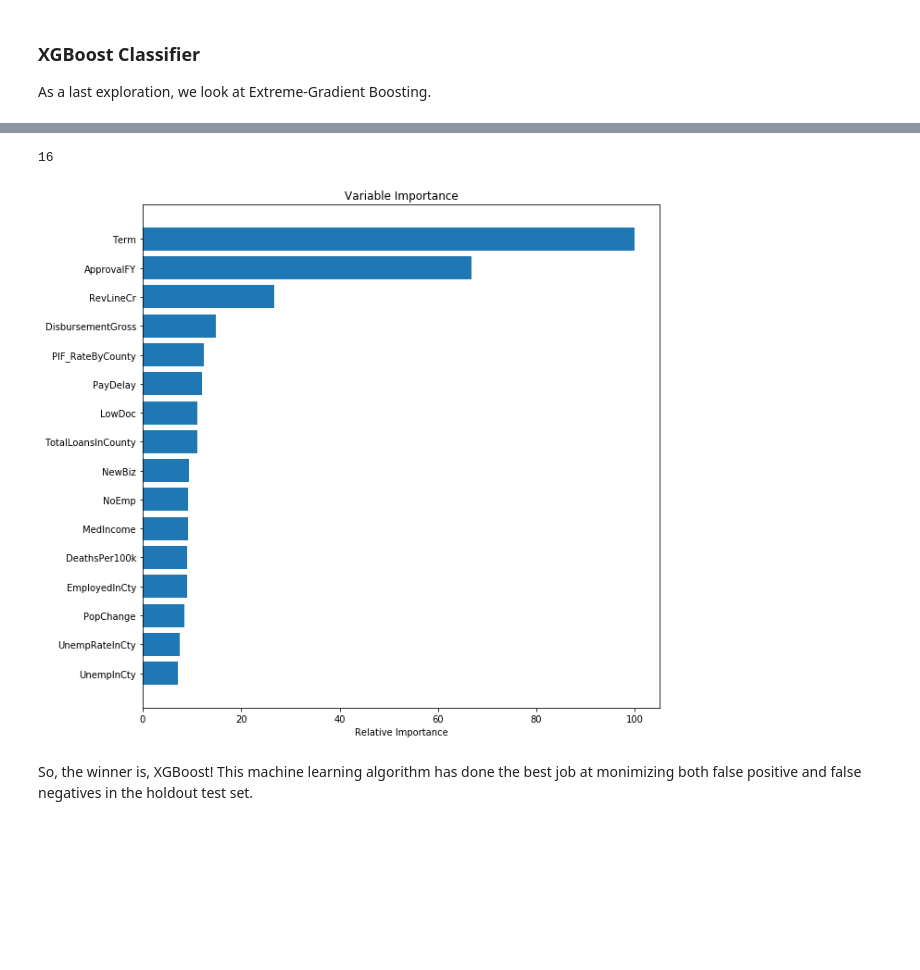
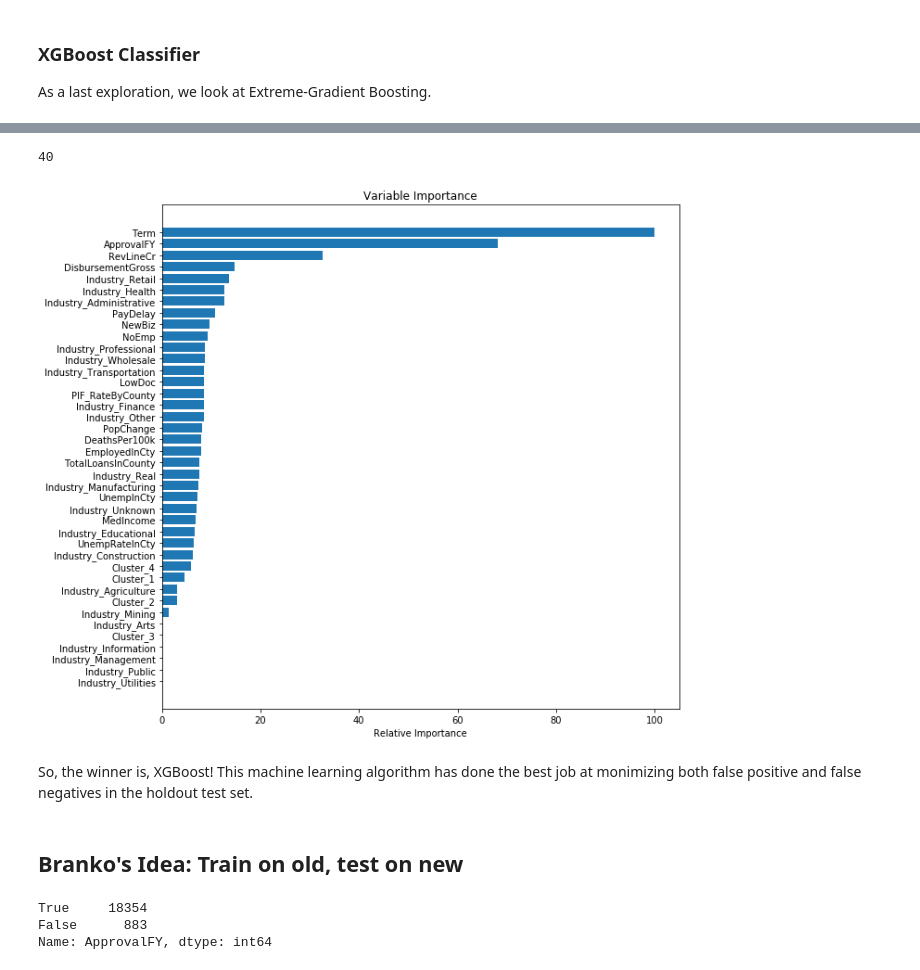
Before and after one commit to david-olivero/Loans-In-Colorado, a Jupyter notebook: LIC_Classifier_Baseline_to_XGBoost.ipynb, the cells around one changed output, grey strips where cells are left out. Drawn from its saved outputs; the diff is of its cells as text; code cells hidden in the pictures; blank space fills up the shorter version.

```diff
--- a/LIC_Classifier_Baseline_to_XGBoost.ipynb
+++ b/LIC_Classifier_Baseline_to_XGBoost.ipynb
@@ -191,7 +294,7 @@ X_std = scaler.fit_transform(X)
 # %%
 # Create training and test data
 
-X_train, X_test, y_train, y_test = train_test_split(X_std, y, test_size=0.225, random_state=42)
+X_train, X_test, y_train, y_test = train_test_split(X_std, y, test_size=0.2, random_state=42)
 # %%
 # Dummy model based on stratificaation:
 
@@ -430,7 +552,7 @@ from sklearn.ensemble import GradientBoostingClassifier
 
 learning_rates = [0.05, 0.1, 0.25, 0.5, 0.75, 1]
 for learning_rate in learning_rates:
-    gb = GradientBoostingClassifier(n_estimators=20, learning_rate = learning_rate, max_features=6, max_depth = 5, random_state = 0)
+    gb = GradientBoostingClassifier(n_estimators=20, learning_rate = learning_rate, max_features=5, max_depth = 5, random_state = 0)
     gb.fit(X_train, y_train)
     print("Learning rate: ", learning_rate)
     print("Accuracy score (training): {0:.3f}".format(gb.score(X_train, y_train)))
@@ -457,7 +579,7 @@ Accuracy score (validation): 0.932
 # %%
 # Fit the best model:
 
-gb = GradientBoostingClassifier(n_estimators=20, learning_rate = 0.5, max_features=6, max_depth = 5, random_state = 0)
+gb = GradientBoostingClassifier(n_estimators=20, learning_rate = 0.5, max_features=5, max_depth = 5, random_state = 0)
 gb.fit(X_train, y_train)
 
 y_predgb = gb.predict(X_test)
@@ -686,5 +739,5 @@ print(cv_results)
 # %%
-xgmodel = xgb.XGBClassifier(objective = 'binary:logistic',max_depth = 5, num_boost_round=10, as_pandas=True, seed=123)
+xgmodel = xgb.XGBClassifier(objective = 'binary:logistic',max_depth = 5, num_boost_round=15, as_pandas=True, seed=123)
 # %%
 xgmodel.fit(X_train, y_train)
 # %% [output]
@@ -747,23 +800,26 @@ plt.show()
 # %%
 # obtain the feature importances from the random forest model:
 feature_importance = xgmodel.feature_importances_
 # make importances relative to max importance
-feature_importance = 100.0 * (feature_importance / feature_importance.max())[:30]
-sorted_idx = np.argsort(feature_importance)[:30]
+feature_importance = 100.0 * (feature_importance / feature_importance.max())
+sorted_idx = np.argsort(feature_importance)
+
 
 # Plot the relative importances on a horizontal barchart:
 
 pos = np.arange(sorted_idx.shape[0]) + .5
 print(pos.size)
 sorted_idx.size
 plt.figure(figsize=(10,10))
 plt.barh(pos, feature_importance[sorted_idx], align='center')
 plt.yticks(pos, X.columns[sorted_idx])
 plt.xlabel('Relative Importance')
 plt.title('Variable Importance')
 plt.show()
 # %% [output]
-16
+40
-[figure, old version]
+[figure, new version]
 # %% [markdown]
 So, the winner is, XGBoost! This machine learning algorithm has done the best job at monimizing both false positive and false negatives in the holdout test set.
+# %% [markdown]
+## Branko's Idea: Train on old, test on new ##
@@ -769,0 +830,12 @@ So, the winner is, XGBoost! This machine learning algorithm has done the best jo
+# %%
+# Standardize the various features in the dataset, since different variables have different ranges:
+
+new = (df['ApprovalFY'] >= 2010 )
+old = (df['ApprovalFY'] < 2010)
+
+new.value_counts()
+old.value_counts()
+# %% [output]
+True     18354
+False      883
+Name: ApprovalFY, dtype: int64
```
Also changed, not shown: parts of 77 cells of this notebook.
